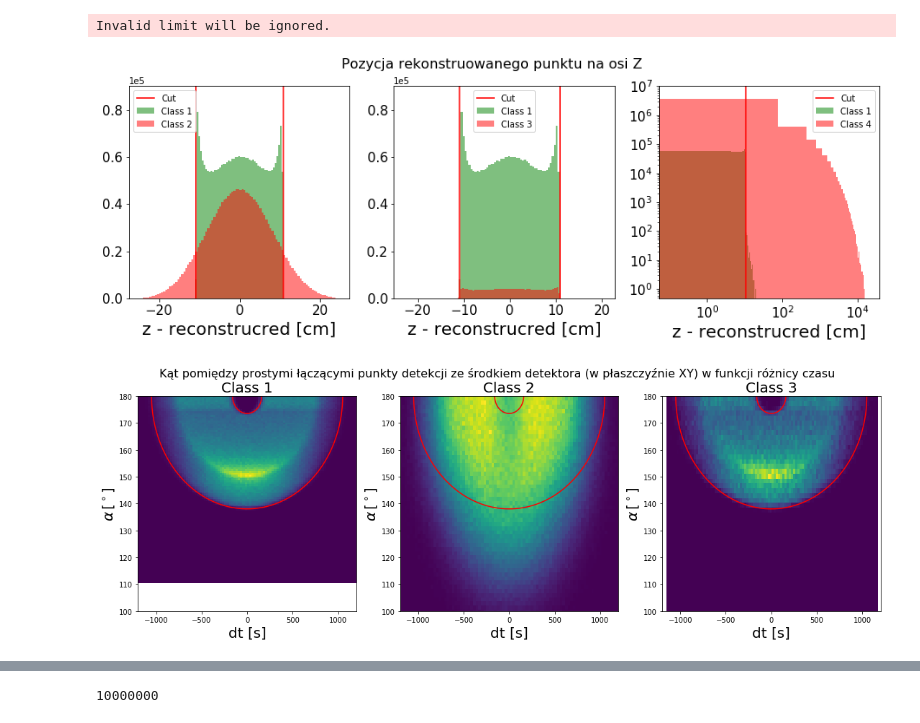
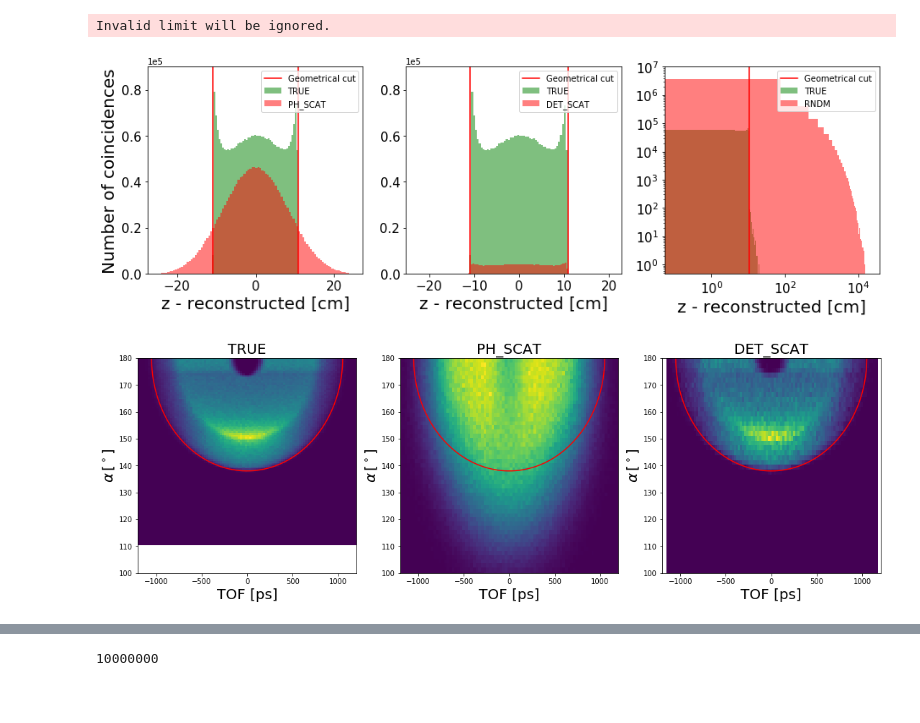
Before and after one commit to K4liber/MultiphotonClassification, a Jupyter notebook: Notebooks/cutGeometryMethod.ipynb, the cells around one changed output, grey strips where cells are left out. Cells and saved outputs as stored; diff of their text form; code cells hidden in the pictures; blank space fills up the shorter version.

```diff
--- a/Notebooks/cutGeometryMethod.ipynb
+++ b/Notebooks/cutGeometryMethod.ipynb
@@ -25,43 +23,44 @@ dataClass4 = data[data['class'] == 4]
 # %%
 fig = plt.gcf()
 fig.set_size_inches(15.5, 4.5)
-fig.suptitle('Pozycja rekonstruowanego punktu na osi Z', fontsize=16)
+#fig.suptitle('Pozycja rekonstruowanego punktu na osi Z', fontsize=16)
 ax1 = plt.subplot(1,3,1)
 ax1.ticklabel_format(style='sci', axis='y', scilimits=(0,0))
-ax1.hist(dataClass1['rZ1'], bins = 100, alpha = 0.5, color = 'green', label = 'Class 1')
-ax1.hist(dataClass2['rZ1'], bins = 100, alpha = 0.5, color = 'red', label = 'Class 2')
+ax1.hist(dataClass1['rZ1'], bins = 100, alpha = 0.5, color = 'green', label = 'TRUE')
+ax1.hist(dataClass2['rZ1'], bins = 100, alpha = 0.5, color = 'red', label = 'PH_SCAT')
+ax1.set_ylabel('Number of coincidences', fontsize = 20)
 ax1.set_xlabel('z - reconstructed [cm]', fontsize = 20)
 ax1.tick_params(direction='out', labelsize = 15)
 ax1.set_ylim([0, 90000])
-plt.plot([-zCut, -zCut], [0, 100000], color = 'red', label = 'Cut')
+plt.plot([-zCut, -zCut], [0, 100000], color = 'red', label = 'Geometrical cut')
 plt.plot([zCut, zCut], [0, 100000], color = 'red')
 ax1.legend()
 ax2 = plt.subplot(1,3,2)
 ax2.ticklabel_format(style='sci', axis='y', scilimits=(0,0))
-ax2.hist(dataClass1['rZ1'], bins = 100, alpha = 0.5, color = 'green', label = 'Class 1')
-ax2.hist(dataClass3['rZ1'], bins = 100, alpha = 0.5, color = 'red', label = 'Class 3')
+ax2.hist(dataClass1['rZ1'], bins = 100, alpha = 0.5, color = 'green', label = 'TRUE')
+ax2.hist(dataClass3['rZ1'], bins = 100, alpha = 0.5, color = 'red', label = 'DET_SCAT')
 ax2.set_xlabel('z - reconstructed [cm]', fontsize = 20)
 ax2.tick_params(direction='out', labelsize = 15)
 ax2.set_ylim([0, 90000])
-plt.plot([-zCut, -zCut], [0, 100000], color = 'red', label = 'Cut')
+plt.plot([-zCut, -zCut], [0, 100000], color = 'red', label = 'Geometrical cut')
 plt.plot([zCut, zCut], [0, 100000], color = 'red')
 ax2.legend()
 ax3 = plt.subplot(1,3,3)
 ax3.ticklabel_format(style='sci', axis='y', scilimits=(0,0))
-ax3.hist(dataClass1['rZ1'], bins = 100, alpha = 0.5, color = 'green', label = 'Class 1')
-ax3.hist(dataClass4['rZ1'], bins = 100, alpha = 0.5, color = 'red', label = 'Class 4')
+ax3.hist(dataClass1['rZ1'], bins = 100, alpha = 0.5, color = 'green', label = 'TRUE')
+ax3.hist(dataClass4['rZ1'], bins = 100, alpha = 0.5, color = 'red', label = 'RNDM')
 ax3.set_xlabel('z - reconstructed [cm]', fontsize = 20)
 ax3.tick_params(direction='out', labelsize = 15)
 ax3.set_yscale('log')
 ax3.set_xscale('log')
 ax3.set_ylim([0, 10000000])
-plt.plot([-zCut, -zCut], [0, 10000000], color = 'red', label = 'Cut')
+plt.plot([-zCut, -zCut], [0, 10000000], color = 'red', label = 'Geometrical cut')
 plt.plot([zCut, zCut], [0, 10000000], color = 'red')
 ax3.legend()
 plt.show()
 # %% [output]
 Invalid limit will be ignored.
-[figure, old version]
+[figure, new version]
 # %%
 def ellipseY(x, width, height, center):
     return center - height*math.sqrt(1 - x**2/width**2)
@@ -73,38 +70,35 @@ yEllipse2 = np.array([ ellipseY(el, width2, height2, center) for el in xEllipse2
 # %%
 fig = plt.gcf()
-fig.suptitle('Kąt pomiędzy prostymi łączącymi punkty detekcji ze środkiem detektora (w płaszczyźnie XY) \
-w funkcji różnicy czasu', fontsize=16)
+#fig.suptitle('Kąt pomiędzy prostymi łączącymi punkty detekcji ze środkiem detektora (w płaszczyźnie XY) \
+#w funkcji różnicy czasu', fontsize=16)
 fig.set_size_inches(18.5, 5.5)
 ax1 = plt.subplot(1,3,1)
 ax1.hist2d(y = dataClass1['deg2D'], x = dataClass1['dt'], bins = 100)
 ax1.set_ylim([100, 180])
 ax1.set_xlim([-1200, 1200])
-ax1.set_title('Class 1', fontsize = 20)
+ax1.set_title('TRUE', fontsize = 20)
 ax1.set_ylabel(r'$\alpha\,[^\circ]$', fontsize = 20)
-ax1.set_xlabel('dt [s]', fontsize = 20)
+ax1.set_xlabel('TOF [ps]', fontsize = 20)
 plt.plot(xEllipse1, yEllipse1, color = 'red')
-plt.plot(xEllipse2, yEllipse2, color = 'red')
 ax2 = plt.subplot(1,3,2)
 ax2.hist2d(y = dataClass2['deg2D'], x = dataClass2['dt'], bins = 100)
 ax2.set_ylim([100, 180])
 ax2.set_xlim([-1200, 1200])
-ax2.set_title('Class 2', fontsize = 20)
+ax2.set_title('PH_SCAT', fontsize = 20)
 ax2.set_ylabel(r'$\alpha\,[^\circ]$', fontsize = 20)
-ax2.set_xlabel('dt [s]', fontsize = 20)
+ax2.set_xlabel('TOF [ps]', fontsize = 20)
 plt.plot(xEllipse1, yEllipse1, color = 'red')
-plt.plot(xEllipse2, yEllipse2, color = 'red')
 ax3 = plt.subplot(1,3,3)
 ax3.hist2d(y = dataClass3['deg2D'], x = dataClass3['dt'], bins = 100)
 ax3.set_ylim([100, 180])
 ax3.set_xlim([-1200, 1200])
-ax3.set_title('Class 3', fontsize = 20)
+ax3.set_title('DET_SCAT', fontsize = 20)
 ax3.set_ylabel(r'$\alpha\,[^\circ]$', fontsize = 20)
-ax3.set_xlabel('dt [s]', fontsize = 20)
+ax3.set_xlabel('TOF [ps]', fontsize = 20)
 plt.plot(xEllipse1, yEllipse1, color = 'red')
-plt.plot(xEllipse2, yEllipse2, color = 'red')
 plt.show()
 # %% [output]
-[figure, old version]
+[figure, new version]
 # %%
 def cutGeometry(row):
     prediction = True
```
Also changed, not shown: parts of 5 cells of this notebook, 8 other files.
